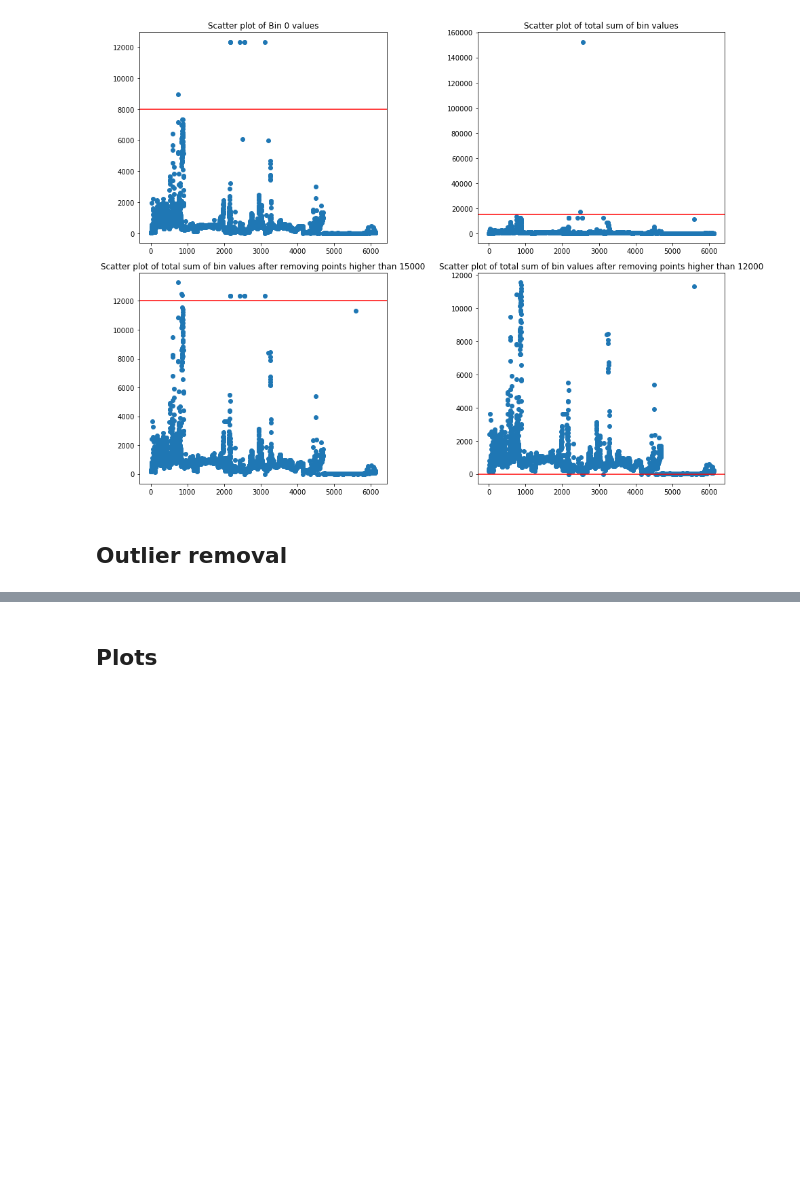
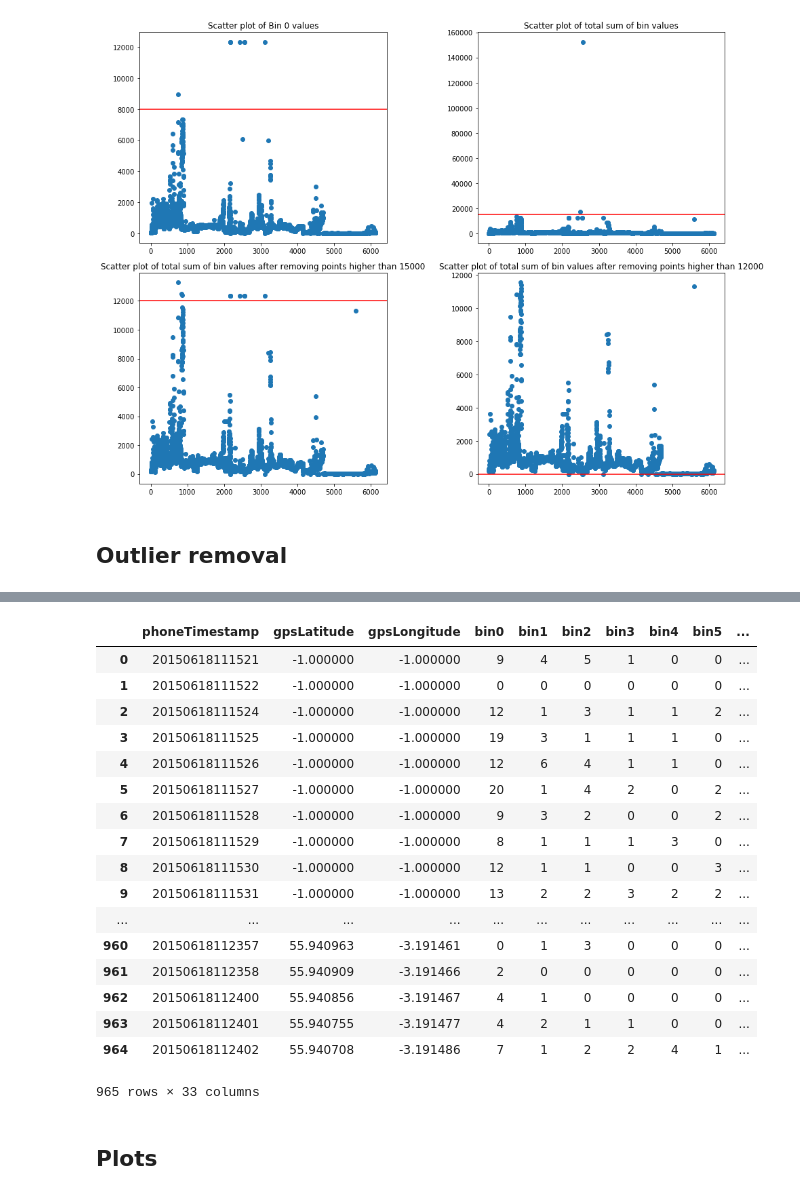
Before and after one commit to MihaiVisu/HonoursProject, a Jupyter notebook: notebooks/data_plots.ipynb, the cells around one changed output, grey strips where cells are left out. Drawn from its saved outputs; the diff is of its cells as text; code cells hidden in the pictures; blank space fills up the shorter version.

```diff
--- a/notebooks/data_plots.ipynb
+++ b/notebooks/data_plots.ipynb
@@ -169,3 +205,32 @@ data = data[data['total']>0]
+# %%
+bike_data_old['total'] = bike_data_old3[bin_vals].apply(lambda row: np.sum(row), axis=1)
+bike_data_old = bike_data_old3.rename(
+    index=str, columns={
+        "latitude":'gpsLatitude',
+        "longitude":'gpsLongitude',
+        "time": 'phoneTimestamp'
+    })
+
+bike_data_old
+# %% [output]
+|  | phoneTimestamp | gpsLatitude | gpsLongitude | bin0 | bin1 | bin2 | bin3 | bin4 | bin5 | ... |
+| 0 | 20150618111521 | -1.000000 | -1.000000 | 9 | 4 | 5 | 1 | 0 | 0 | ... |
+| 1 | 20150618111522 | -1.000000 | -1.000000 | 0 | 0 | 0 | 0 | 0 | 0 | ... |
+| 2 | 20150618111524 | -1.000000 | -1.000000 | 12 | 1 | 3 | 1 | 1 | 2 | ... |
+| 3 | 20150618111525 | -1.000000 | -1.000000 | 19 | 3 | 1 | 1 | 1 | 0 | ... |
+| 4 | 20150618111526 | -1.000000 | -1.000000 | 12 | 6 | 4 | 1 | 1 | 0 | ... |
+| 5 | 20150618111527 | -1.000000 | -1.000000 | 20 | 1 | 4 | 2 | 0 | 2 | ... |
+| 6 | 20150618111528 | -1.000000 | -1.000000 | 9 | 3 | 2 | 0 | 0 | 2 | ... |
+| 7 | 20150618111529 | -1.000000 | -1.000000 | 8 | 1 | 1 | 1 | 3 | 0 | ... |
+| 8 | 20150618111530 | -1.000000 | -1.000000 | 12 | 1 | 1 | 0 | 0 | 3 | ... |
+| 9 | 20150618111531 | -1.000000 | -1.000000 | 13 | 2 | 2 | 3 | 2 | 2 | ... |
+| ... | ... | ... | ... | ... | ... | ... | ... | ... | ... | ... |
+| 960 | 20150618112357 | 55.940963 | -3.191461 | 0 | 1 | 3 | 0 | 0 | 0 | ... |
+| 961 | 20150618112358 | 55.940909 | -3.191466 | 2 | 0 | 0 | 0 | 0 | 0 | ... |
+| 962 | 20150618112400 | 55.940856 | -3.191467 | 4 | 1 | 0 | 0 | 0 | 0 | ... |
+| 963 | 20150618112401 | 55.940755 | -3.191477 | 4 | 2 | 1 | 1 | 0 | 0 | ... |
+| 964 | 20150618112402 | 55.940708 | -3.191486 | 7 | 1 | 2 | 2 | 4 | 1 | ... |
+965 rows × 33 columns
 # %% [markdown]
 ## Plots
 # %%
```
Also changed, not shown: parts of 2 cells of this notebook, 2 other files.
